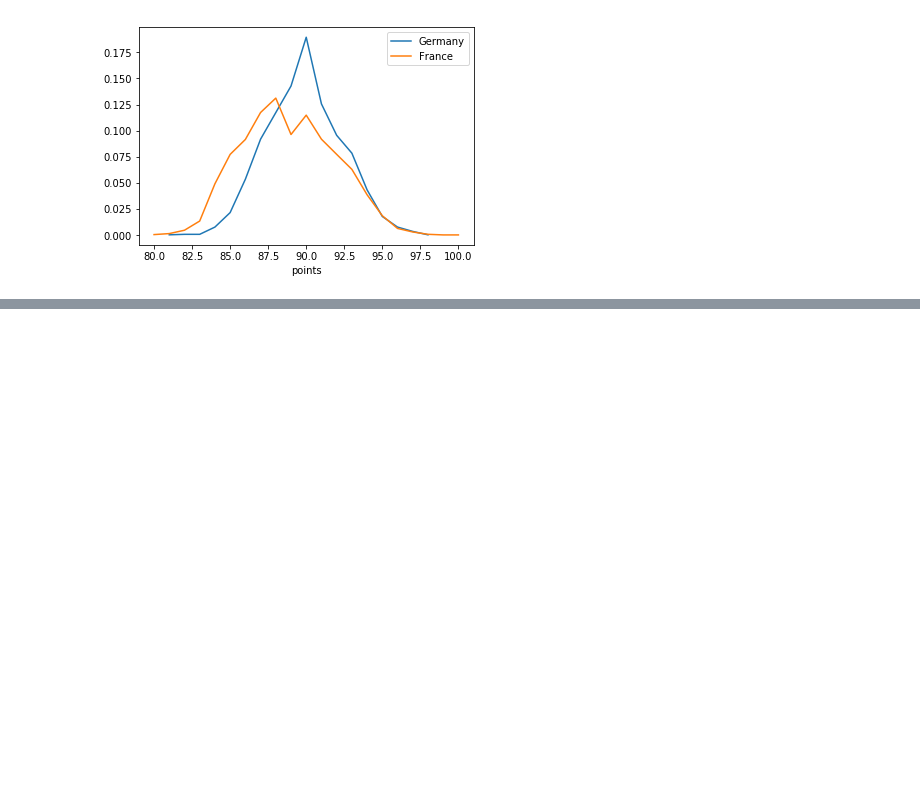
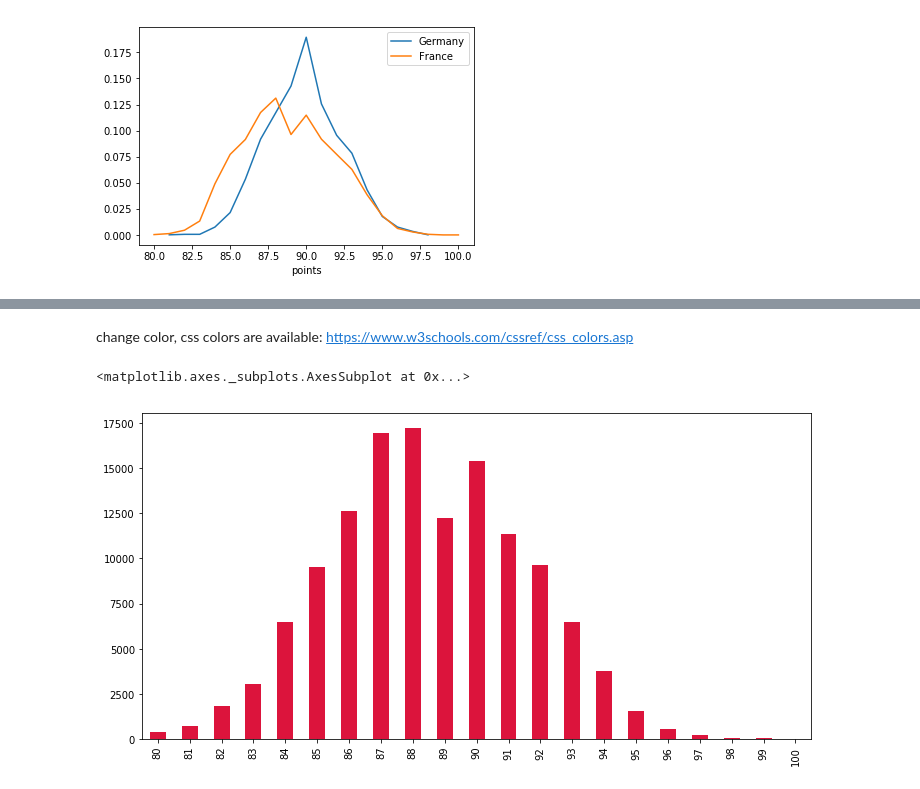
Before and after one commit to StefanIsaksson/learning-pandas, a Jupyter notebook: wine/WineReviews.ipynb, the cells around one changed output, grey strips where cells are left out. Drawn from its saved outputs; the diff is of its cells as text; code cells hidden in the pictures; blank space fills up the shorter version.

```diff
--- a/wine/WineReviews.ipynb
+++ b/wine/WineReviews.ipynb
@@ -700,0 +712,11 @@ combined_country_score_relative.plot.line()
+# %% [markdown]
+change color, css colors are available:
+https://www.w3schools.com/cssref/css_colors.asp
+# %%
+reviews['points'].value_counts().sort_index().plot.bar(
+    figsize=(12, 6),
+    color='crimson'
+)
+# %% [output]
+<matplotlib.axes._subplots.AxesSubplot at 0x...>
+[figure, added]
```
Also changed, not shown: parts of 11 cells of this notebook.
